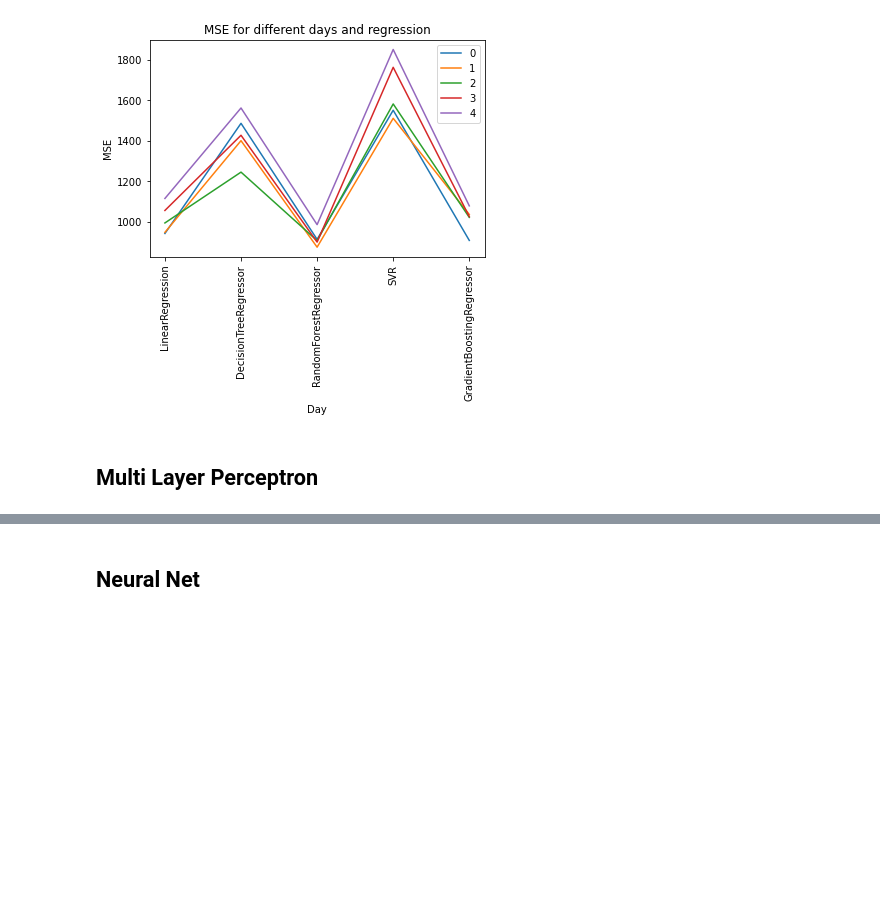
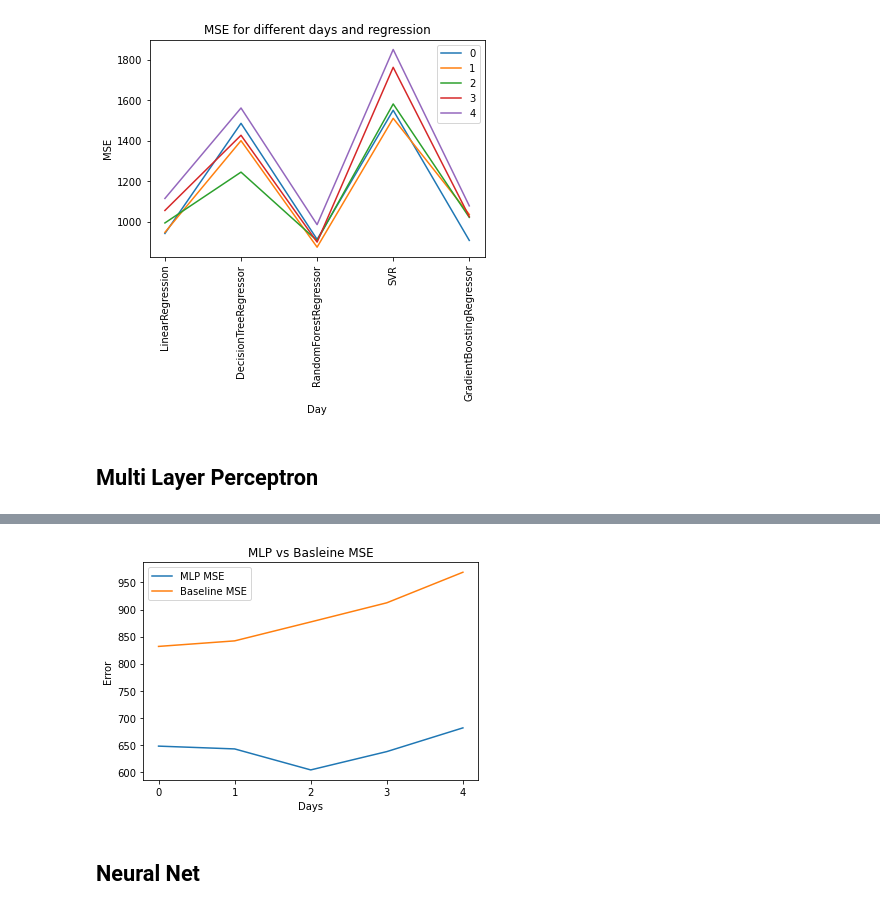
Before and after one commit to zhafen/markets-and-the-media, a Jupyter notebook: exploratory_data_analysis/Sentiment_to_Stock_Prediction_HY.ipynb, the cells around one changed output, grey strips where cells are left out. Drawn from its saved outputs; the diff is of its cells as text; code cells hidden in the pictures; blank space fills up the shorter version.

```diff
--- a/exploratory_data_analysis/Sentiment_to_Stock_Prediction_HY.ipynb
+++ b/exploratory_data_analysis/Sentiment_to_Stock_Prediction_HY.ipynb
@@ -240,3 +259,29 @@ for i in days:
+# %%
+# Plotting the functions
+plt.plot(days, mlp_mse_list, label='MLP MSE')
+plt.plot(days, baseline_mse_list, label='Baseline MSE')
+
+# Adding labels and title
+plt.xlabel('Days')
+plt.ylabel('Error')
+plt.title('MLP vs Basleine MSE')
+
+# Adding a legend
+plt.legend()
+
+# Set x-axis tick positions and labels
+plt.xticks(range(len(days)), days)
+
+# Setting the background color of the figure to white
+fig = plt.gcf()
+fig.set_facecolor('white')
+
+plt.savefig('MLP vs Basleine MSE.png',dpi=300, bbox_inches='tight')
+
+# Displaying the plot
+plt.show()
+# %% [output]
+[figure, added]
 # %% [markdown]
 ## Neural Net
 # %%
```
Also changed, not shown: parts of 1 cell of this notebook.
